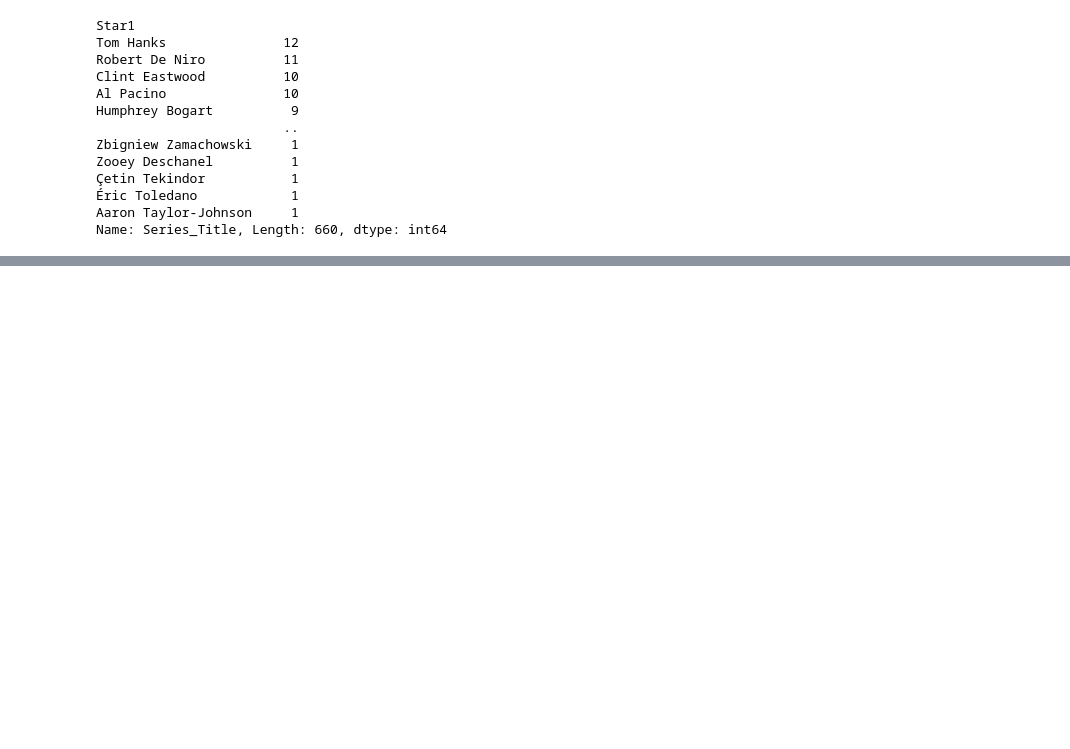
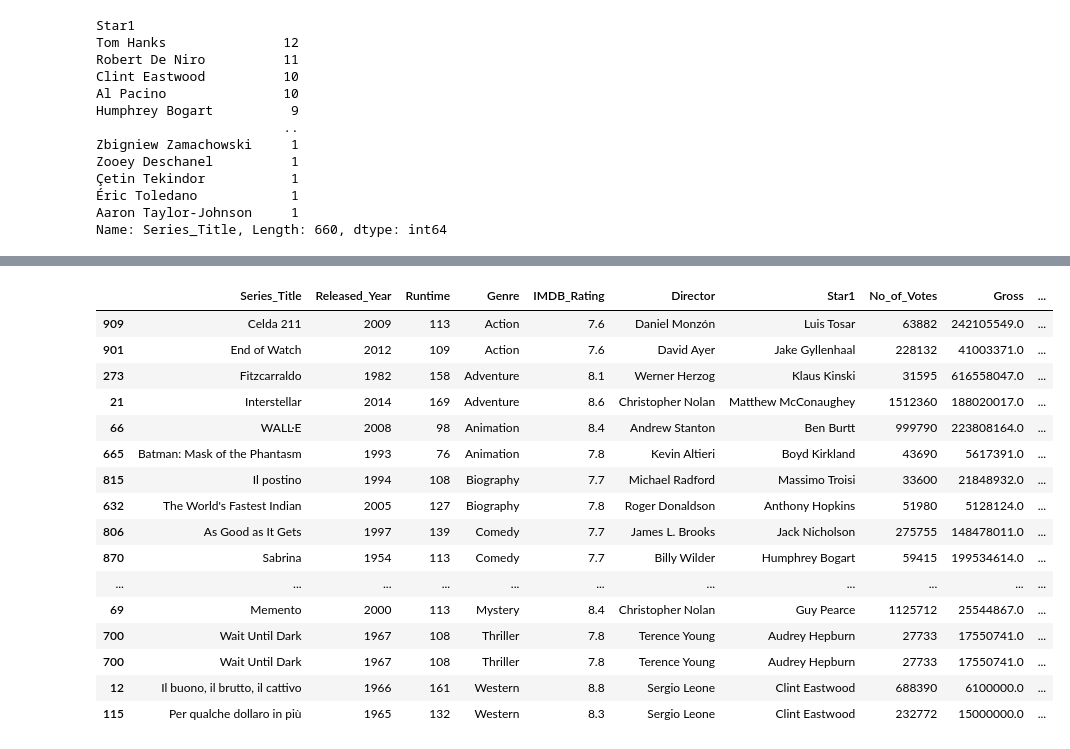
Before and after one commit to rabiuldiu30/Pandas-Groupby-Objects, a Jupyter notebook: groupby-objects.ipynb, the cells around one changed output, grey strips where cells are left out. Drawn from its saved outputs; the diff is of its cells as text; code cells hidden in the pictures; blank space fills up the shorter version.

```diff
--- a/groupby-objects.ipynb
+++ b/groupby-objects.ipynb
@@ -116,0 +205,20 @@ Name: Series_Title, Length: 660, dtype: int64
+# %%
+genres.sample(2,replace=True)
+# %% [output]
+|  | Series_Title | Released_Year | Runtime | Genre | IMDB_Rating | Director | Star1 | No_of_Votes | Gross | ... |
+| 909 | Celda 211 | 2009 | 113 | Action | 7.6 | Daniel Monzón | Luis Tosar | 63882 | 242105549.0 | ... |
+| 901 | End of Watch | 2012 | 109 | Action | 7.6 | David Ayer | Jake Gyllenhaal | 228132 | 41003371.0 | ... |
+| 273 | Fitzcarraldo | 1982 | 158 | Adventure | 8.1 | Werner Herzog | Klaus Kinski | 31595 | 616558047.0 | ... |
+| 21 | Interstellar | 2014 | 169 | Adventure | 8.6 | Christopher Nolan | Matthew McConaughey | 1512360 | 188020017.0 | ... |
+| 66 | WALL·E | 2008 | 98 | Animation | 8.4 | Andrew Stanton | Ben Burtt | 999790 | 223808164.0 | ... |
+| 665 | Batman: Mask of the Phantasm | 1993 | 76 | Animation | 7.8 | Kevin Altieri | Boyd Kirkland | 43690 | 5617391.0 | ... |
+| 815 | Il postino | 1994 | 108 | Biography | 7.7 | Michael Radford | Massimo Troisi | 33600 | 21848932.0 | ... |
+| 632 | The World's Fastest Indian | 2005 | 127 | Biography | 7.8 | Roger Donaldson | Anthony Hopkins | 51980 | 5128124.0 | ... |
+| 806 | As Good as It Gets | 1997 | 139 | Comedy | 7.7 | James L. Brooks | Jack Nicholson | 275755 | 148478011.0 | ... |
+| 870 | Sabrina | 1954 | 113 | Comedy | 7.7 | Billy Wilder | Humphrey Bogart | 59415 | 199534614.0 | ... |
+| ... | ... | ... | ... | ... | ... | ... | ... | ... | ... | ... |
+| 69 | Memento | 2000 | 113 | Mystery | 8.4 | Christopher Nolan | Guy Pearce | 1125712 | 25544867.0 | ... |
+| 700 | Wait Until Dark | 1967 | 108 | Thriller | 7.8 | Terence Young | Audrey Hepburn | 27733 | 17550741.0 | ... |
+| 700 | Wait Until Dark | 1967 | 108 | Thriller | 7.8 | Terence Young | Audrey Hepburn | 27733 | 17550741.0 | ... |
+| 12 | Il buono, il brutto, il cattivo | 1966 | 161 | Western | 8.8 | Sergio Leone | Clint Eastwood | 688390 | 6100000.0 | ... |
+| 115 | Per qualche dollaro in più | 1965 | 132 | Western | 8.3 | Sergio Leone | Clint Eastwood | 232772 | 15000000.0 | ... |
```
Also changed, not shown: parts of 10 cells of this notebook.
